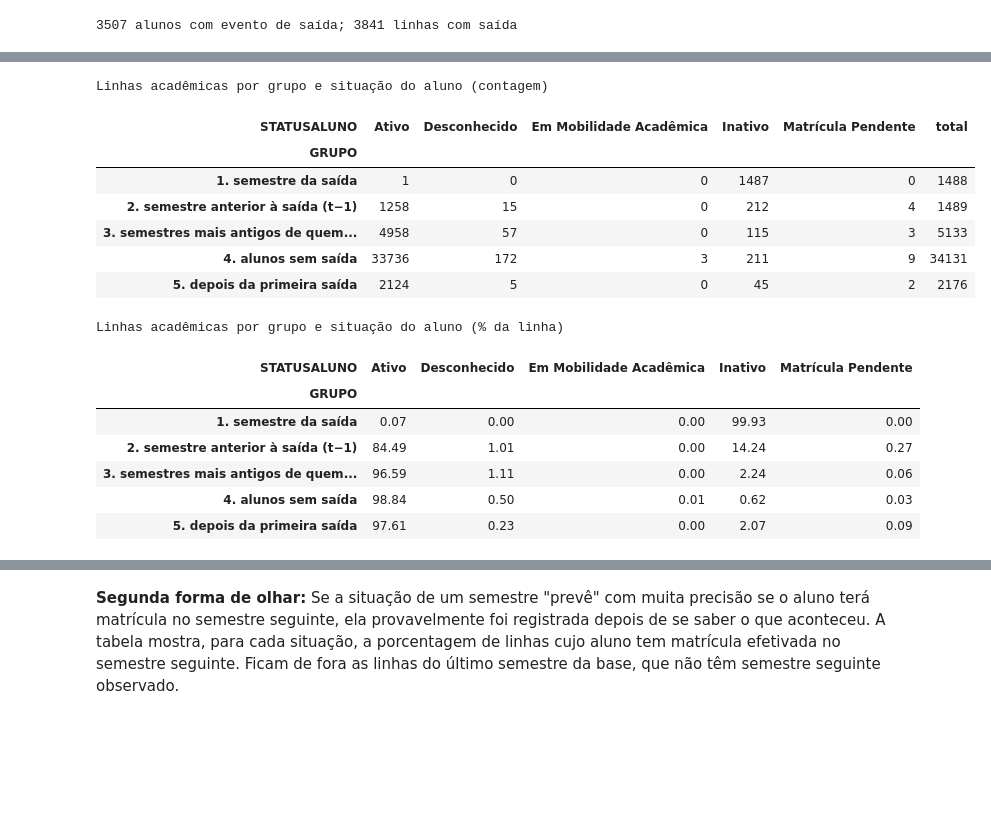
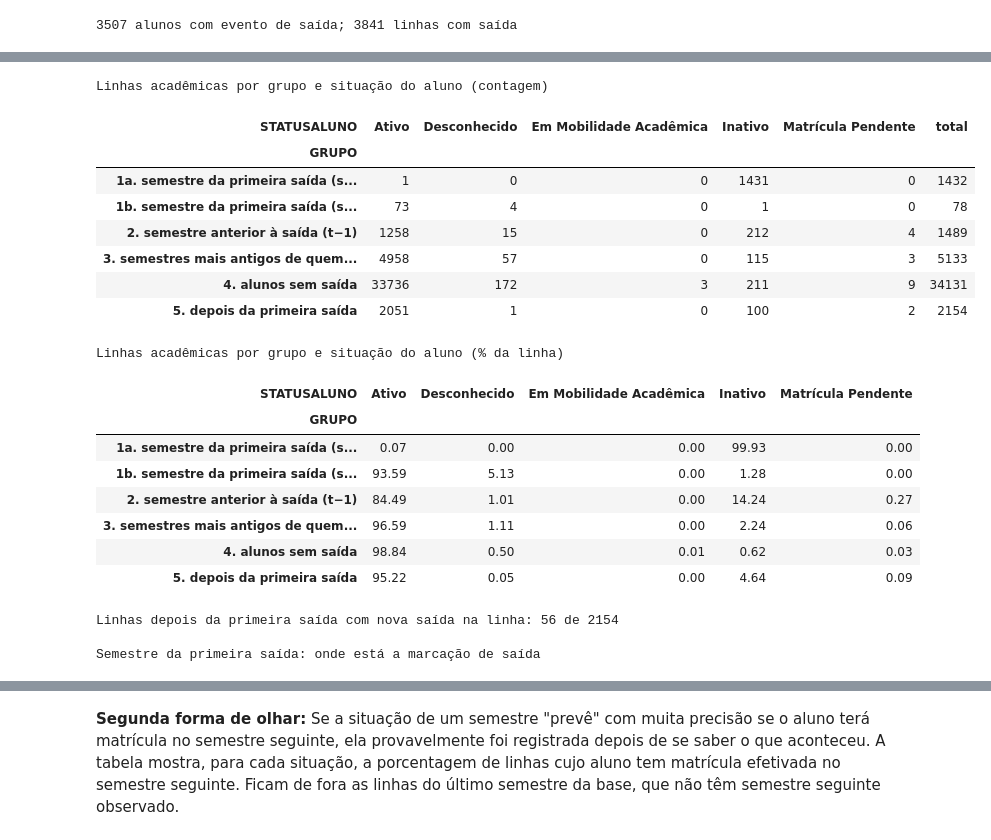
Before and after one commit to jovsxf/TCC, a Jupyter notebook: temporalidade_campos_v4.ipynb, the cells around one changed output, grey strips where cells are left out. Cells and saved outputs as stored; diff of their text form; code cells hidden in the pictures; blank space fills up the shorter version.

```diff
--- a/temporalidade_campos_v4.ipynb
+++ b/temporalidade_campos_v4.ipynb
@@ -20,13 +20,13 @@ import numpy as np
 import pandas as pd
 from IPython.display import display
 
-CSV_PATH = Path(os.environ.get("TCC_CSV_PATH", "Base_academica_v3.csv"))
+CSV_PATH = Path(os.environ.get("TCC_CSV_PATH", "Base_academica_v4.csv"))
 HASH_CSV = hashlib.sha256(CSV_PATH.read_bytes()).hexdigest().upper()
 print("Arquivo:", CSV_PATH.name)
 print("SHA-256:", HASH_CSV)
-HASH_V3 = "9CCE803735488354B820F9B1976612AB9D1DE5950EDB91BE57F85C415D6A2343"
-if HASH_CSV != HASH_V3:
-    print("Atenção: o arquivo não é a Base_academica_v3.csv registrada no relatório.")
+HASH_V4 = "A37D9F2F12CB0A19DF1011BE6BA61D64E644A4C01717714DCD0B62C782DE3646"
+if HASH_CSV != HASH_V4:
+    print("Atenção: o arquivo não é a Base_academica_v4.csv registrada no relatório.")
 
 raw = pd.read_csv(
     CSV_PATH, sep=";", encoding="utf-8-sig", dtype="string",
@@ -157,35 +160,68 @@ Se a situação descreve só o semestre, t−1 deveria se parecer com os semestr
 # %%
 def grupo_status(linha):
     if pd.isna(linha.PRIMEIRA_SAIDA):
         return "4. alunos sem saída"
-    if linha.SAIDA:
-        return "1. semestre da saída"
+    if linha.SEM == linha.PRIMEIRA_SAIDA:
+        if linha.SAIDA:
+            return "1a. semestre da primeira saída (saída na linha)"
+        return "1b. semestre da primeira saída (saída em outra linha)"
     if linha.SEM == linha.PRIMEIRA_SAIDA - 1:
         return "2. semestre anterior à saída (t−1)"
     if linha.SEM < linha.PRIMEIRA_SAIDA - 1:
         return "3. semestres mais antigos de quem saiu"
     return "5. depois da primeira saída"
 
 
 academica["GRUPO"] = academica.apply(grupo_status, axis=1)
 status = pd.crosstab(academica.GRUPO, academica.STATUSALUNO.fillna("(vazio)"))
 status_pct = pd.crosstab(academica.GRUPO, academica.STATUSALUNO.fillna("(vazio)"), normalize="index") * 100
 mostrar("Linhas acadêmicas por grupo e situação do aluno (contagem)", status.assign(total=status.sum(axis=1)))
 mostrar("Linhas acadêmicas por grupo e situação do aluno (% da linha)", status_pct)
+
+depois = academica.loc[academica.GRUPO.eq("5. depois da primeira saída")]
+print(f"Linhas depois da primeira saída com nova saída na linha: {int(depois.SAIDA.sum())} de {len(depois)}")
+
+primeira = academica.loc[academica.GRUPO.str.startswith("1")].copy()
+linhas_acad = academica.groupby(["HANDLEALUNO", "SEM"]).size()
+saida_ocorrencia = set(zip(
+    df.loc[df.ORIGEMREGISTRO.eq("OCORRENCIA") & df.SAIDA].HANDLEALUNO,
+    df.loc[df.ORIGEMREGISTRO.eq("OCORRENCIA") & df.SAIDA].SEM,
+))
+primeira["MAIS_DE_UMA_LINHA_ACADEMICA"] = [
+    linhas_acad[(aluno, sem)] > 1 for aluno, sem in zip(primeira.HANDLEALUNO, primeira.SEM)
+]
+primeira["SAIDA_EM_LINHA_DE_OCORRENCIA"] = [
+    (aluno, sem) in saida_ocorrencia for aluno, sem in zip(primeira.HANDLEALUNO, primeira.SEM)
+]
+mostrar(
+    "Semestre da primeira saída: onde está a marcação de saída",
+    primeira.groupby("GRUPO").agg(
+        linhas=("SEM", "size"),
+        inativo_pct=("STATUSALUNO", lambda serie: serie.eq("Inativo").mean() * 100),
+        frequencia_preenchida_pct=("IA04_01", lambda serie: serie.notna().mean() * 100),
+        mais_de_uma_linha_academica_pct=("MAIS_DE_UMA_LINHA_ACADEMICA", lambda serie: serie.mean() * 100),
+        saida_em_linha_de_ocorrencia_pct=("SAIDA_EM_LINHA_DE_OCORRENCIA", lambda serie: serie.mean() * 100),
+    ),
+)
 # %% [output]
 Linhas acadêmicas por grupo e situação do aluno (contagem)
 | STATUSALUNO | Ativo | Desconhecido | Em Mobilidade Acadêmica | Inativo | Matrícula Pendente | total |
 | GRUPO |  |  |  |  |  |  |
-| 1. semestre da saída | 1 | 0 | 0 | 1487 | 0 | 1488 |
+| 1a. semestre da primeira saída (s... | 1 | 0 | 0 | 1431 | 0 | 1432 |
+| 1b. semestre da primeira saída (s... | 73 | 4 | 0 | 1 | 0 | 78 |
 | 2. semestre anterior à saída (t−1) | 1258 | 15 | 0 | 212 | 4 | 1489 |
 | 3. semestres mais antigos de quem... | 4958 | 57 | 0 | 115 | 3 | 5133 |
 | 4. alunos sem saída | 33736 | 172 | 3 | 211 | 9 | 34131 |
-| 5. depois da primeira saída | 2124 | 5 | 0 | 45 | 2 | 2176 |
+| 5. depois da primeira saída | 2051 | 1 | 0 | 100 | 2 | 2154 |
 Linhas acadêmicas por grupo e situação do aluno (% da linha)
 | STATUSALUNO | Ativo | Desconhecido | Em Mobilidade Acadêmica | Inativo | Matrícula Pendente |
 | GRUPO |  |  |  |  |  |
-| 1. semestre da saída | 0.07 | 0.00 | 0.00 | 99.93 | 0.00 |
+| 1a. semestre da primeira saída (s... | 0.07 | 0.00 | 0.00 | 99.93 | 0.00 |
+| 1b. semestre da primeira saída (s... | 93.59 | 5.13 | 0.00 | 1.28 | 0.00 |
 | 2. semestre anterior à saída (t−1) | 84.49 | 1.01 | 0.00 | 14.24 | 0.27 |
 | 3. semestres mais antigos de quem... | 96.59 | 1.11 | 0.00 | 2.24 | 0.06 |
 | 4. alunos sem saída | 98.84 | 0.50 | 0.01 | 0.62 | 0.03 |
-| 5. depois da primeira saída | 97.61 | 0.23 | 0.00 | 2.07 | 0.09 |
+| 5. depois da primeira saída | 95.22 | 0.05 | 0.00 | 4.64 | 0.09 |
+Linhas depois da primeira saída com nova saída na linha: 56 de 2154
+
+Semestre da primeira saída: onde está a marcação de saída
```
Also changed, not shown: parts of 8 cells of this notebook, 1 other file.
